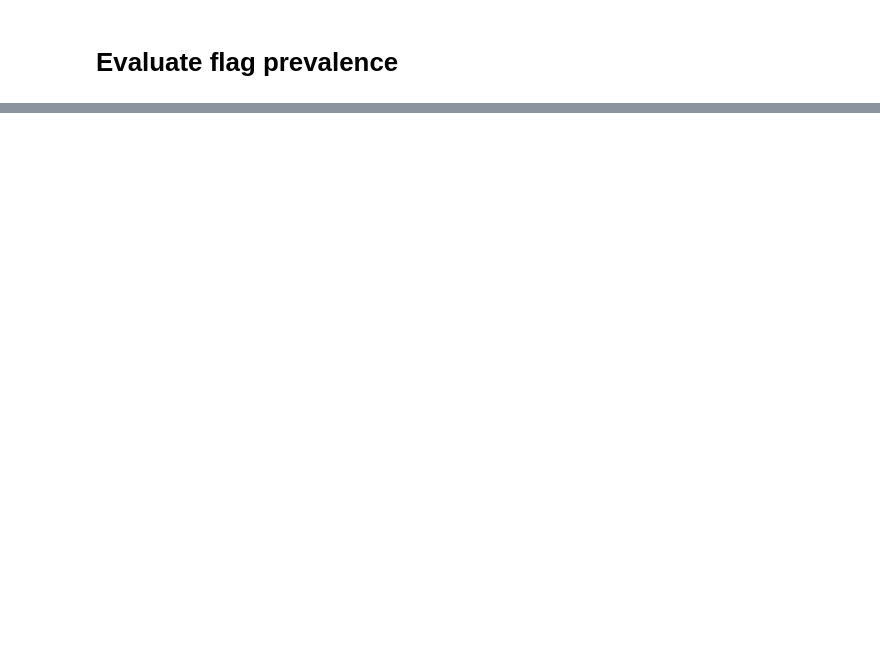
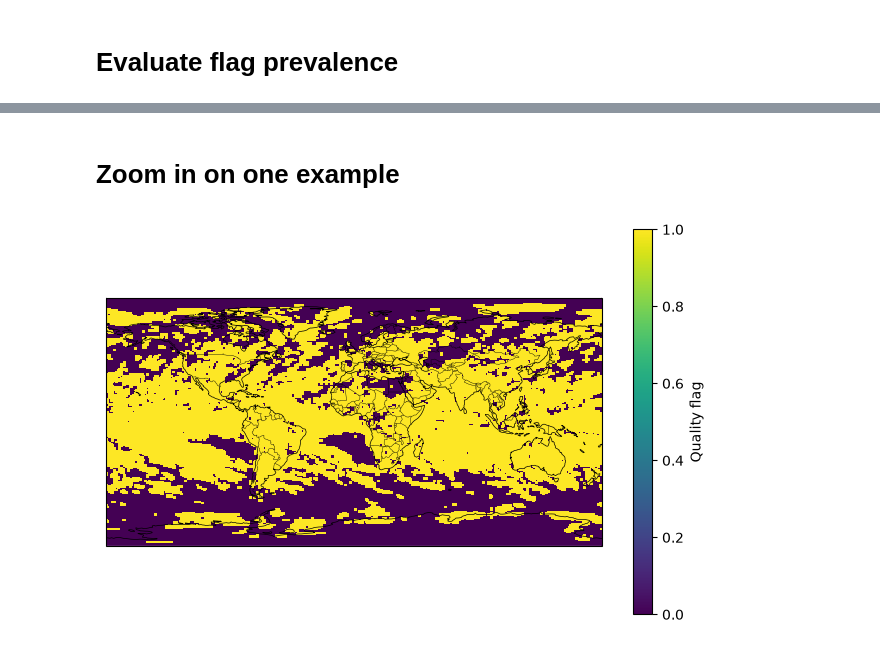
Before and after one commit to carbonplan/sai-downscaling, a Jupyter notebook: notebooks/QA_QC/qa_flags/flag_step3_combine_and_write_to_source_coop.ipynb, the cells around one changed output, grey strips where cells are left out. Cells and saved outputs as stored; diff of their text form; code cells hidden in the pictures; blank space fills up the shorter version.

```diff
--- a/notebooks/QA_QC/qa_flags/flag_step3_combine_and_write_to_source_coop.ipynb
+++ b/notebooks/QA_QC/qa_flags/flag_step3_combine_and_write_to_source_coop.ipynb
@@ -502,0 +649,23 @@ summary_df
+# %% [markdown]
+# Zoom in on one example
+# %%
+tag = "CESM2-WACCM_pr_g6_1p5k_002"
+flags = get_intermediate_flags(flag_dir=INTERMEDIATE_FLAG_DIR, tag=tag)
+flag_time_varying = flags["flag_time_varying"]
+flag_time_invariant = flags["flag_time_invariant"]
+flag_time_varying_land = flag_time_varying * land_mask_u8
+flag_time_invariant_land = flag_time_invariant * land_mask_u8
+n_time = flag_time_varying.sizes["time"]
+# %%
+import cartopy.crs as ccrs
+import cartopy.feature as cfeature
+import matplotlib.pyplot as plt
+
+fig = plt.figure(figsize=(8, 5))
+ax = plt.axes(projection=ccrs.PlateCarree())
+flag_time_invariant.plot(ax=ax, transform=ccrs.PlateCarree(), cmap=plt.cm.viridis)
+ax.add_feature(cfeature.COASTLINE, linewidth=0.5, edgecolor="k")
+ax.add_feature(cfeature.BORDERS, linewidth=0.3, edgecolor="k")
+plt.show()
+# %% [output]
+[figure, added]
```
Also changed, not shown: parts of 16 cells of this notebook.
